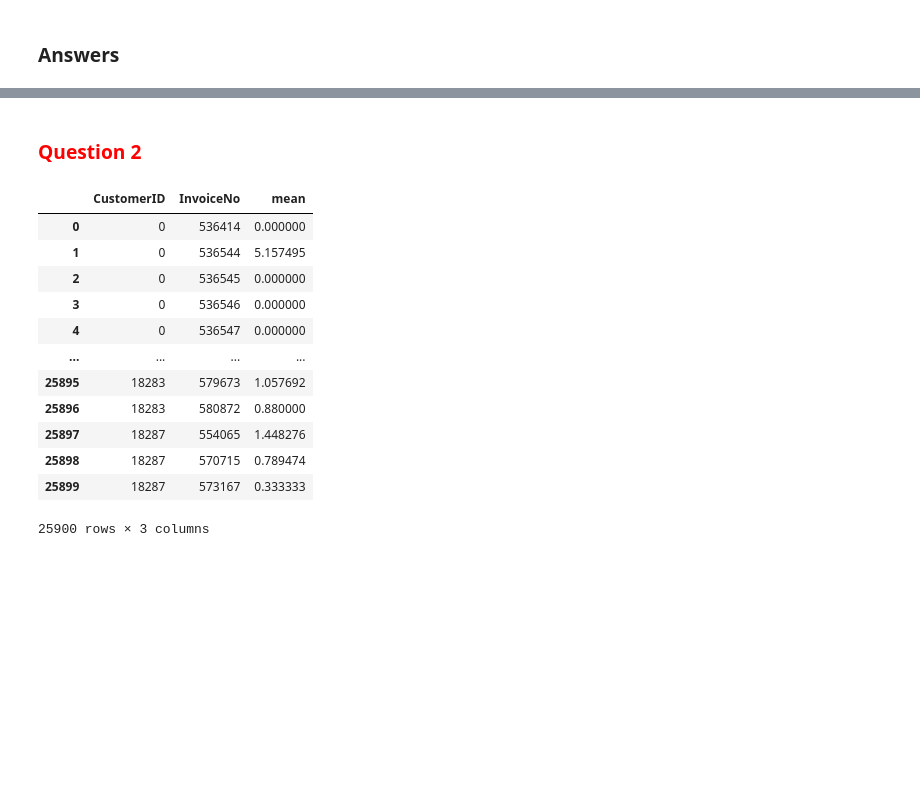
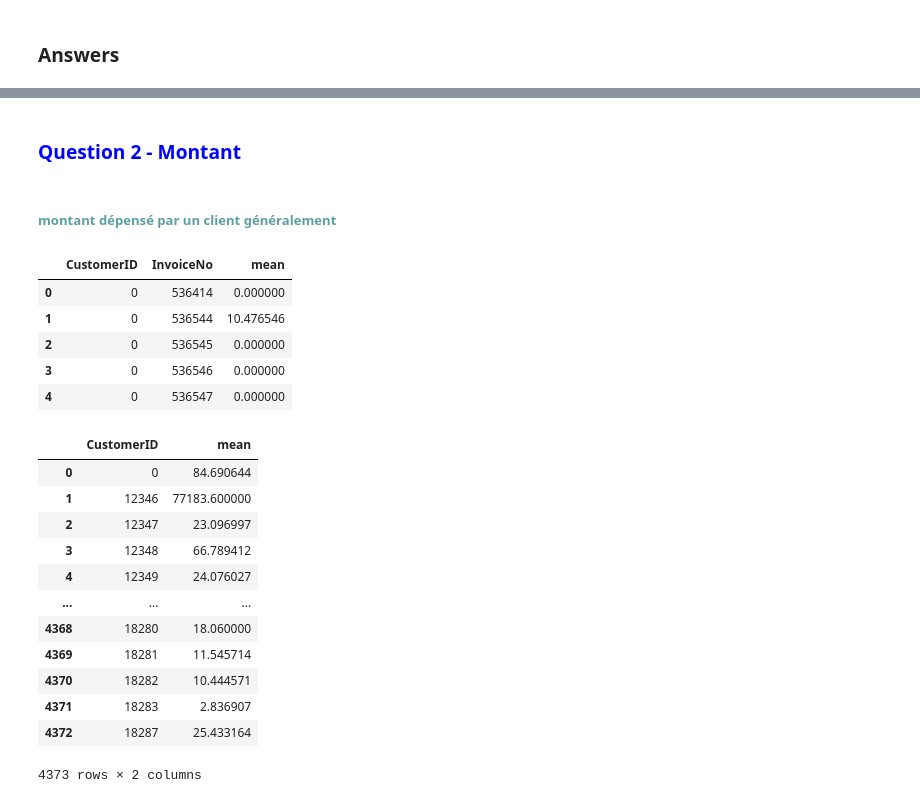
Before and after one commit to Abdoulaye224/machine_learning, a Jupyter notebook: TP_2/Untitled.ipynb, the cells around one changed output, grey strips where cells are left out. Drawn from its saved outputs; the diff is of its cells as text; code cells hidden in the pictures; blank space fills up the shorter version.

```diff
--- a/TP_2/Untitled.ipynb
+++ b/TP_2/Untitled.ipynb
@@ -60,0 +104,2 @@ data.CustomerID=data.CustomerID.astype(int)
+# %%
+data = data.drop_duplicates()
@@ -67,6 +121,6 @@ data.CustomerID=data.CustomerID.astype(int)
 # %%
 query_customer = """
-    SELECT CustomerID, InvoiceNo, avg(Quantity) as mean
+    SELECT CustomerID, InvoiceNo, avg(Quantity) as avg_number_products
     FROM data
     group by CustomerID, InvoiceNo
 """
@@ -100,2 +155,0 @@ order by mean desc
-# %%
-df_view = sqldf.run(query)
@@ -123,26 +193,21 @@ disp.plot(kind='bar',x='Country', y='mean')
 # %% [markdown]
-<H3 style="color:red"> Question 2 </H3>
+<H3 style="color:blue"> Question 2  - Montant</H3>
+# %% [markdown]
+<h5 style="color: cadetblue">  montant dépensé par un client généralement</h5>
 # %%
 query_customer_UnitPrice = """
-    SELECT CustomerID, InvoiceNo, avg(UnitPrice) as mean
+    SELECT CustomerID, InvoiceNo, avg(UnitPrice*Quantity) as mean
     FROM data
     group by CustomerID, InvoiceNo
 """
 # %%
 df_customer_mean_price = sqldf.run(query_customer_UnitPrice)
 # %%
-df_customer_mean_price
+df_customer_mean_price.head()
 # %% [output]
 |  | CustomerID | InvoiceNo | mean |
 | 0 | 0 | 536414 | 0.000000 |
-| 1 | 0 | 536544 | 5.157495 |
+| 1 | 0 | 536544 | 10.476546 |
 | 2 | 0 | 536545 | 0.000000 |
 | 3 | 0 | 536546 | 0.000000 |
 | 4 | 0 | 536547 | 0.000000 |
-| ... | ... | ... | ... |
-| 25895 | 18283 | 579673 | 1.057692 |
-| 25896 | 18283 | 580872 | 0.880000 |
-| 25897 | 18287 | 554065 | 1.448276 |
-| 25898 | 18287 | 570715 | 0.789474 |
-| 25899 | 18287 | 573167 | 0.333333 |
-25900 rows × 3 columns
@@ -148,0 +216,16 @@ df_customer_mean_price
+# %%
+disp
+# %% [output]
+|  | CustomerID | mean |
+| 0 | 0 | 84.690644 |
+| 1 | 12346 | 77183.600000 |
+| 2 | 12347 | 23.096997 |
+| 3 | 12348 | 66.789412 |
+| 4 | 12349 | 24.076027 |
+| ... | ... | ... |
+| 4368 | 18280 | 18.060000 |
+| 4369 | 18281 | 11.545714 |
+| 4370 | 18282 | 10.444571 |
+| 4371 | 18283 | 2.836907 |
+| 4372 | 18287 | 25.433164 |
+4373 rows × 2 columns
```
Also changed, not shown: parts of 122 cells of this notebook, 1 other file.
